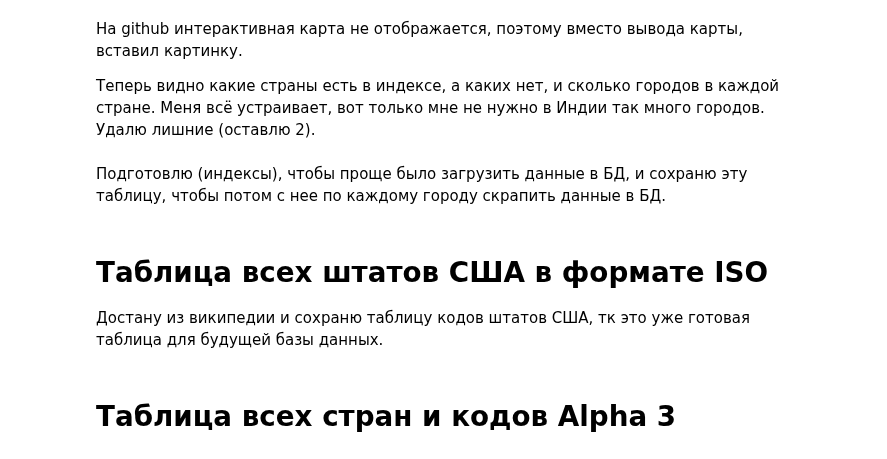
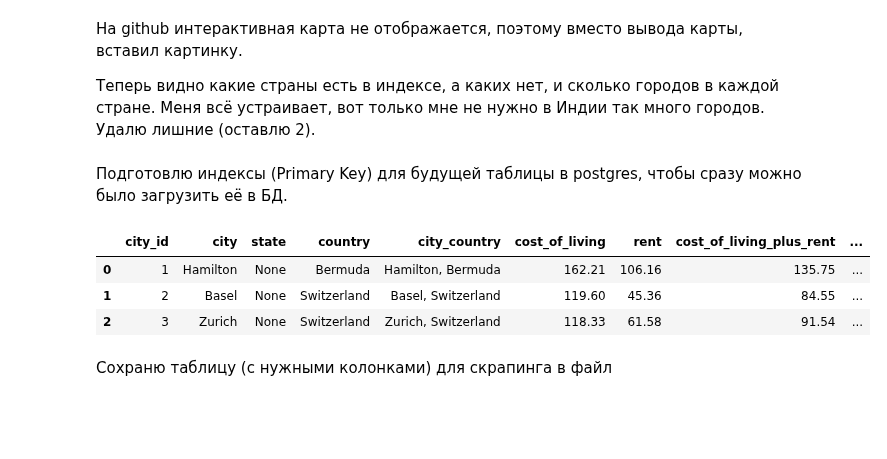
Before and after one commit to denis-k2/numbeo, a Jupyter notebook: 1.analysis.ipynb, the cells around one changed output. Drawn from its saved outputs; the diff is of its cells as text; code cells hidden in the pictures; blank space fills up the shorter version.

```diff
--- a/1.analysis.ipynb
+++ b/1.analysis.ipynb
@@ -155,14 +184,14 @@ india = df.loc[(df['country'] == 'India') &
               (df['city'] !='Mumbai')]
 
 df = df.drop(india.index)
-# %% [markdown]
-Подготовлю (индексы), чтобы проще было загрузить данные в БД, и сохраню эту таблицу, чтобы потом с нее по каждому городу скрапить данные в БД.
+# %% [markdown]
+Подготовлю индексы (Primary Key) для будущей таблицы в postgres, чтобы сразу можно было загрузить её в БД.
 # %%
 df.reset_index(drop=True, inplace=True)
-df.index += 1
-df.index.name = 'city_id'
-
-df.to_csv("data/numbeo_main_table.csv")
+df.insert(0, 'city_id', df.index +1)
+df.head(3)
+# %% [output]
+|  | city_id | city | state | country | city_country | cost_of_living | rent | cost_of_living_plus_rent | ... |
+| 0 | 1 | Hamilton | None | Bermuda | Hamilton, Bermuda | 162.21 | 106.16 | 135.75 | ... |
+| 1 | 2 | Basel | None | Switzerland | Basel, Switzerland | 119.60 | 45.36 | 84.55 | ... |
+| 2 | 3 | Zurich | None | Switzerland | Zurich, Switzerland | 118.33 | 61.58 | 91.54 | ... |
-# %% [markdown]
-# Таблица всех штатов США в формате ISO
-Достану из википедии и сохраню таблицу кодов штатов США, тк это уже готовая таблица для будущей базы данных.
@@ -178,2 +197,0 @@ df_states.to_csv("data/states_codes.csv")
-# %% [markdown]
-# Таблица всех стран и кодов Alpha 3
@@ -197,0 +198,2 @@ df_countries.to_csv("data/countries_codes.csv")
+# %% [markdown]
+Сохраню таблицу (с нужными колонками) для скрапинга в файл
```
Also changed, not shown: parts of 45 cells of this notebook.
